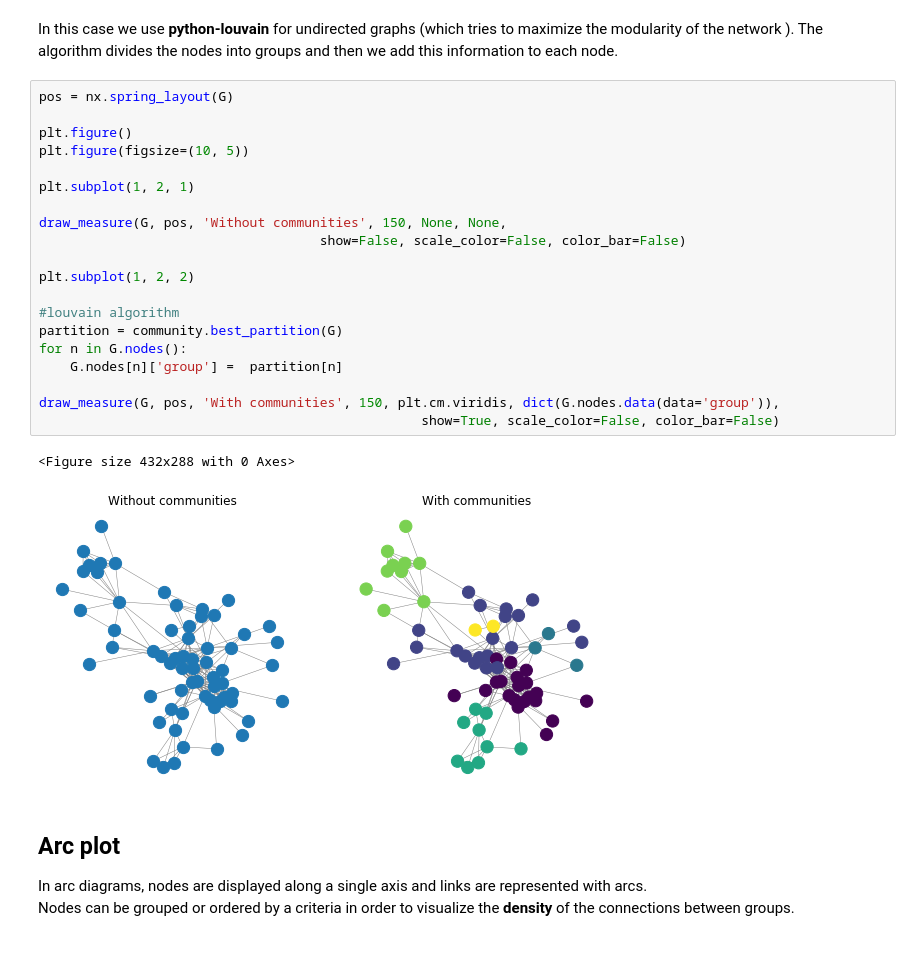
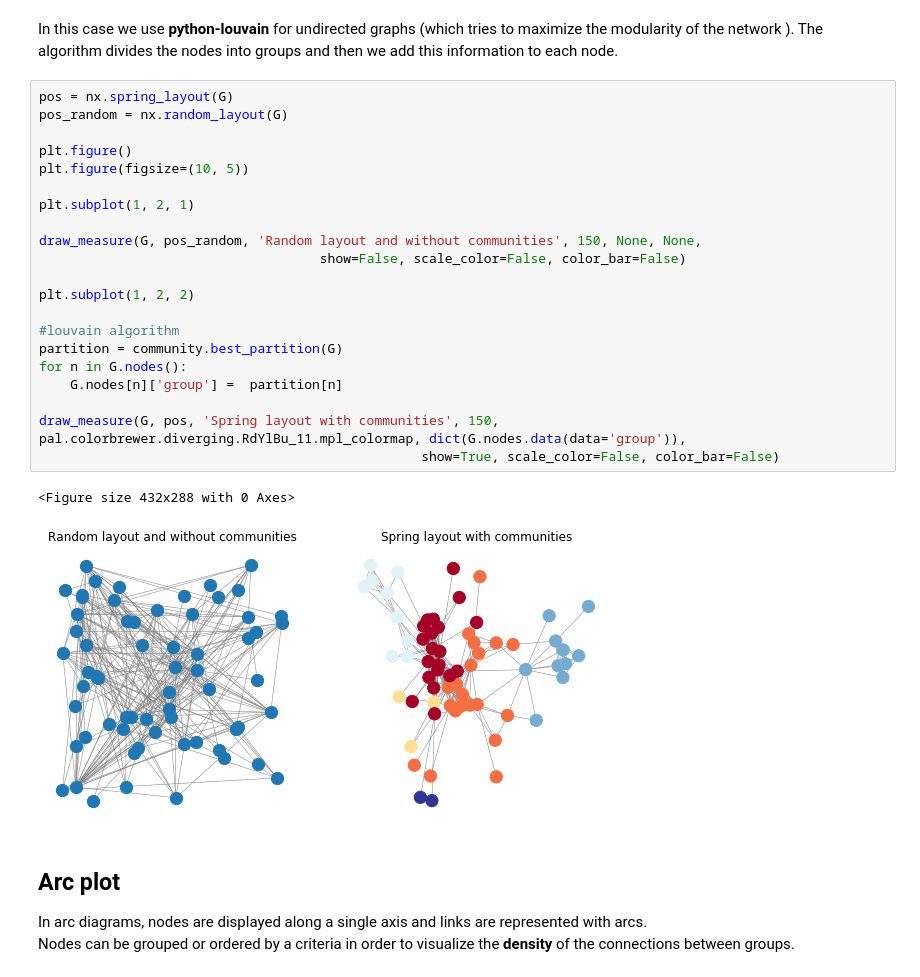
Before and after one commit to gregorioghidoli/netviz, a Jupyter notebook: SNA.ipynb, the cells around one changed output. Saved outputs shown, nothing was run; the diff lists cells and outputs as text.

```diff
--- a/SNA.ipynb
+++ b/SNA.ipynb
@@ -185,27 +186,28 @@ Average degree:   7.5938
 ). The algorithm divides the nodes into groups and then we add this information to each node.</p>
 # %%
 pos = nx.spring_layout(G)
+pos_random = nx.random_layout(G)
 
 plt.figure()
 plt.figure(figsize=(10, 5))
 
 plt.subplot(1, 2, 1)
 
-draw_measure(G, pos, 'Without communities', 150, None, None,
+draw_measure(G, pos_random, 'Random layout and without communities', 150, None, None,
                                     show=False, scale_color=False, color_bar=False)
 
 plt.subplot(1, 2, 2)
 
 #louvain algorithm
 partition = community.best_partition(G)
 for n in G.nodes():
     G.nodes[n]['group'] =  partition[n]
 
-draw_measure(G, pos, 'With communities', 150, plt.cm.viridis, dict(G.nodes.data(data='group')),
+draw_measure(G, pos, 'Spring layout with communities', 150, pal.colorbrewer.diverging.RdYlBu_11.mpl_colormap, dict(G.nodes.data(data='group')),
                                                  show=True, scale_color=False, color_bar=False)
 # %% [output]
 <Figure size 432x288 with 0 Axes>
-[figure, old version]
+[figure, new version]
 # %% [markdown]
 <h2>Arc plot</h2>
 <p>In arc diagrams, nodes are displayed along a single axis and links are represented with arcs.<br>Nodes can be grouped or ordered by a criteria in order to visualize the <b>density</b> of the connections between groups.</p>
```
Also changed, not shown: parts of 7 cells of this notebook.
